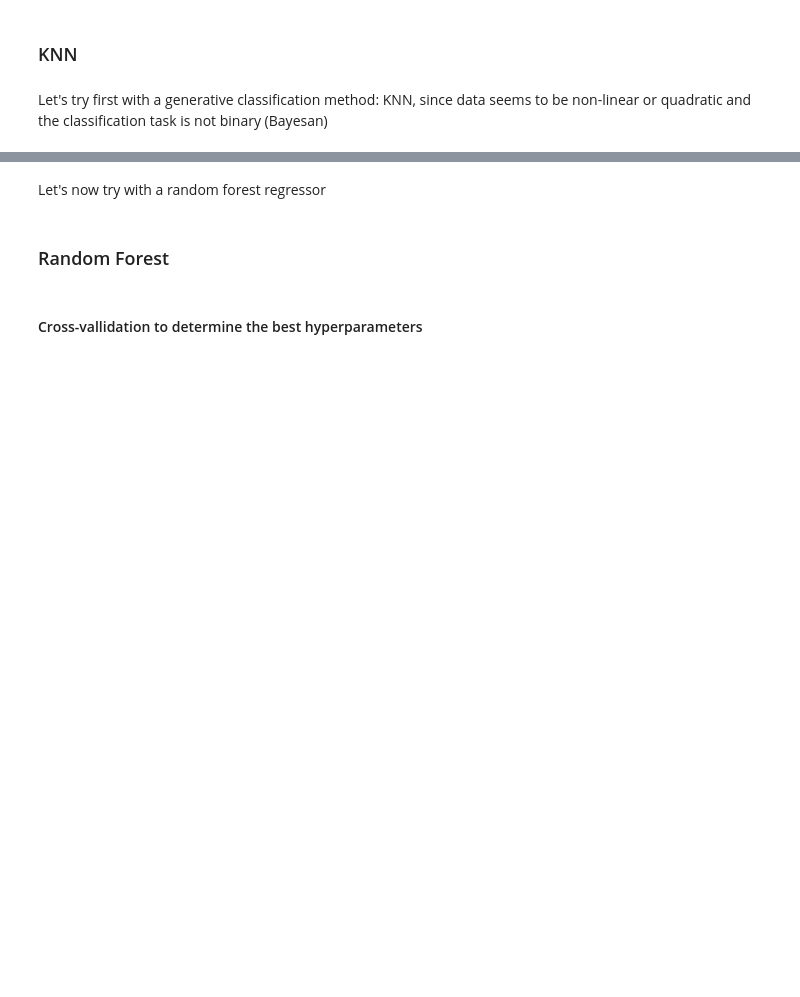
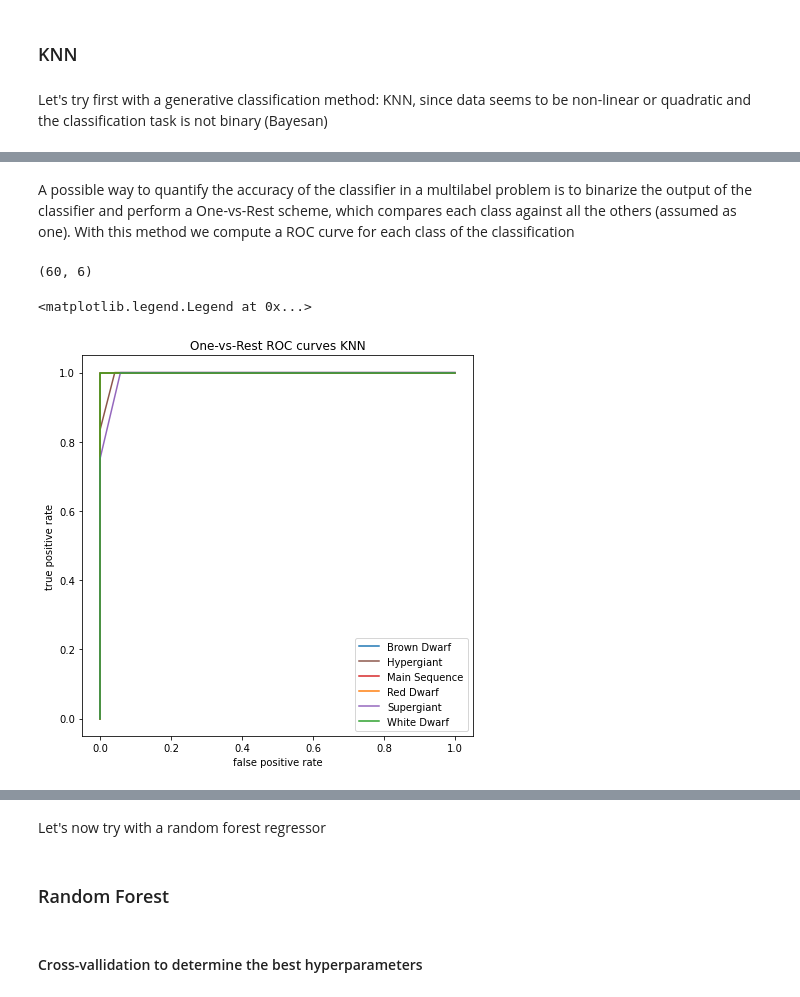
Before and after one commit to ludovicobizzarri/astrostatistics_bicocca_2024, a Jupyter notebook: working/Lesson 15/HR diagram.ipynb, the cells around one changed output, grey strips where cells are left out. Saved outputs shown, nothing was run; the diff lists cells and outputs as text; code cells hidden in the pictures; blank space fills up the shorter version.

```diff
--- a/working/Lesson 15/HR diagram.ipynb
+++ b/working/Lesson 15/HR diagram.ipynb
@@ -327,0 +335,2 @@ array([[ 8,  0,  0,  0,  0,  0],
+# %% [markdown]
+A possible way to quantify the accuracy of the classifier in a multilabel problem is to binarize the output of the classifier and perform a One-vs-Rest scheme, which compares each class against all the others (assumed as one). With this method we compute a ROC curve for each class of the classification
@@ -327,0 +339,34 @@ array([[ 8,  0,  0,  0,  0,  0],
+# %%
+# binarize the dataset:
+label_binarizer = LabelBinarizer()
+label_binarizer.fit(y_train)
+
+y_onehot_test = label_binarizer.transform(y_test)
+y_onehot_test.shape  # (n_samples, n_classes)
+# %% [output]
+(60, 6)
+# %%
+fig = plt.figure(figsize=(7,7))
+
+colors = np.array(['C0','C5','C3','C1','C4','C2'])
+
+for n in knc_clf.classes_:
+
+    # sklearn
+    fpr, tpr, thresh = roc_curve(y_onehot_test[:,n],y_prob_knc[:,n])
+
+    # add (0, 0) as first point
+    fpr = np.concatenate([[0], fpr])
+    tpr = np.concatenate([[0], tpr])
+
+    # ROC curves sklearn
+    plt.plot(fpr,tpr,label=class_names[n],color=colors[n])
+    #plt.xscale('log')
+    plt.xlabel('false positive rate')
+    plt.ylabel('true positive rate')
+    plt.title('One-vs-Rest ROC curves KNN')
+
+plt.legend()
+# %% [output]
+<matplotlib.legend.Legend at 0x...>
+[figure, added]
```
Also changed, not shown: parts of 37 cells of this notebook.
